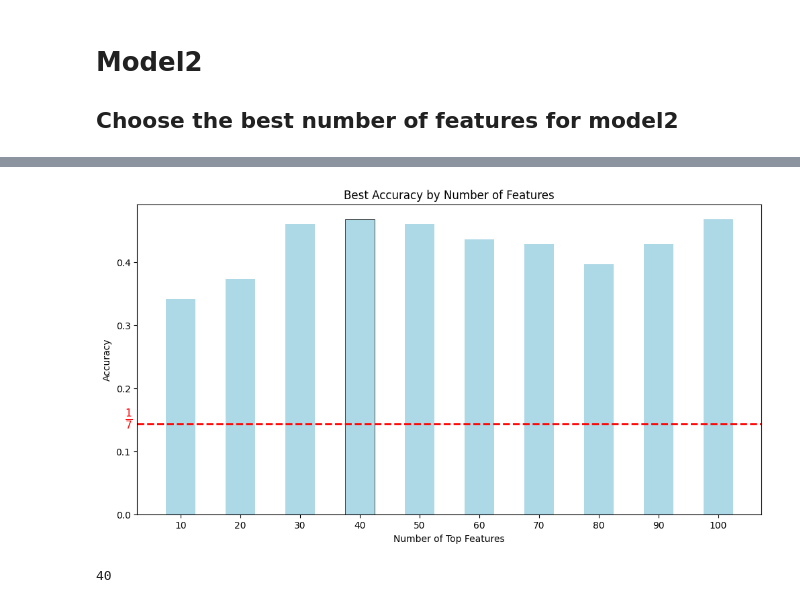
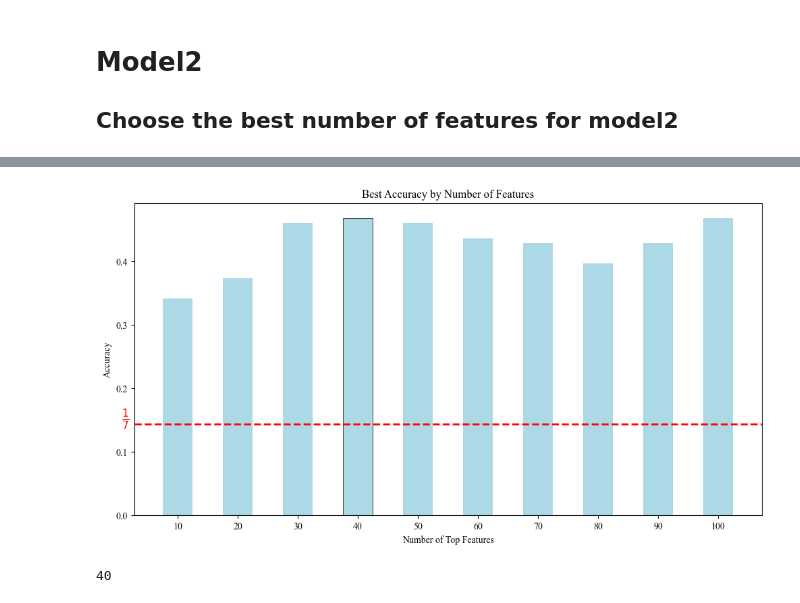
Before and after one commit to DeweyYihengDu/ML_on_Microbiota, a Jupyter notebook: code/Model2/model2.ipynb, the cells around one changed output, grey strips where cells are left out. Cells and saved outputs as stored; diff of their text form; code cells hidden in the pictures.

```diff
--- a/code/Model2/model2.ipynb
+++ b/code/Model2/model2.ipynb
@@ -168,25 +101,29 @@ Please also refer to the documentation for alternative solver options:
 # %%
+import matplotlib as mpl
+
+mpl.rcParams['font.family'] = 'Times New Roman'
 plt.figure(figsize=(12, 6))
 # plt.bar(accuracy_scores.keys(), accuracy_scores.values(), color='lightblue',width=5)
 max_value = max(accuracy_scores.values())
 max_key = [k for k, v in accuracy_scores.items() if v == max_value][0]
 
 for key, value in accuracy_scores.items():
     if key == max_key:
         plt.bar(key, value, color='lightblue', width=5, edgecolor='black', linewidth=0.5)
     else:
         plt.bar(key, value, color='lightblue', width=5)
 
 
 plt.axhline(y=1/7, color='red', linestyle='dashed', linewidth=2)
 plt.text(2, 1/7-0.01, r'$\frac{1}{7}$', verticalalignment='bottom', horizontalalignment='right', color='red', fontsize=16)
 plt.title('Best Accuracy by Number of Features')
 plt.xlabel('Number of Top Features')
 plt.ylabel('Accuracy')
 plt.xticks(range(10, 101, 10))
-plt.show()
+# plt.show()
+plt.savefig('feature_selection.pdf', dpi=300)
 # %% [output]
-[figure, old version]
+[figure, new version]
 # %%
 best_k = max(accuracy_scores, key=accuracy_scores.get)
 best_k
```
Also changed, not shown: parts of 8 cells of this notebook, 9 other files.
